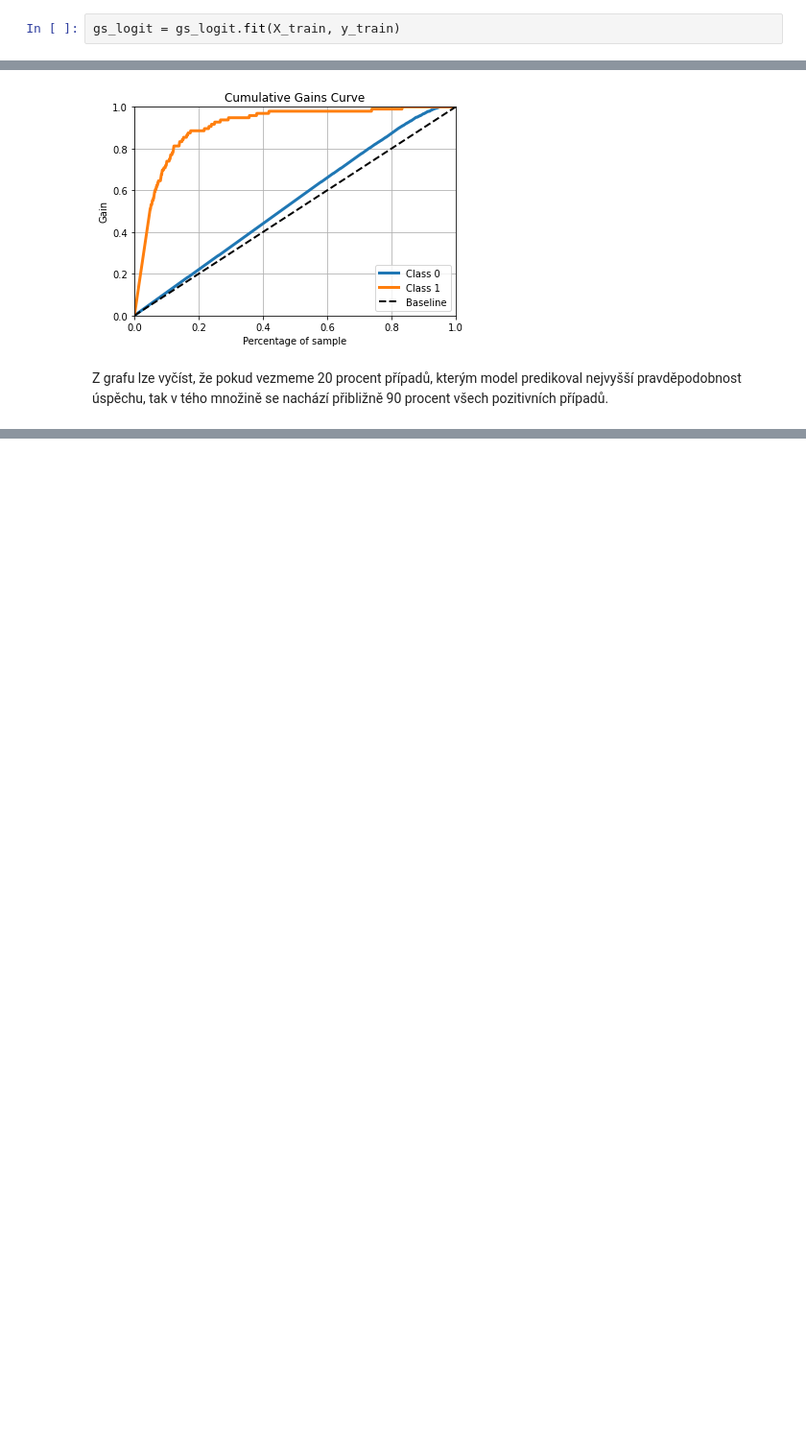
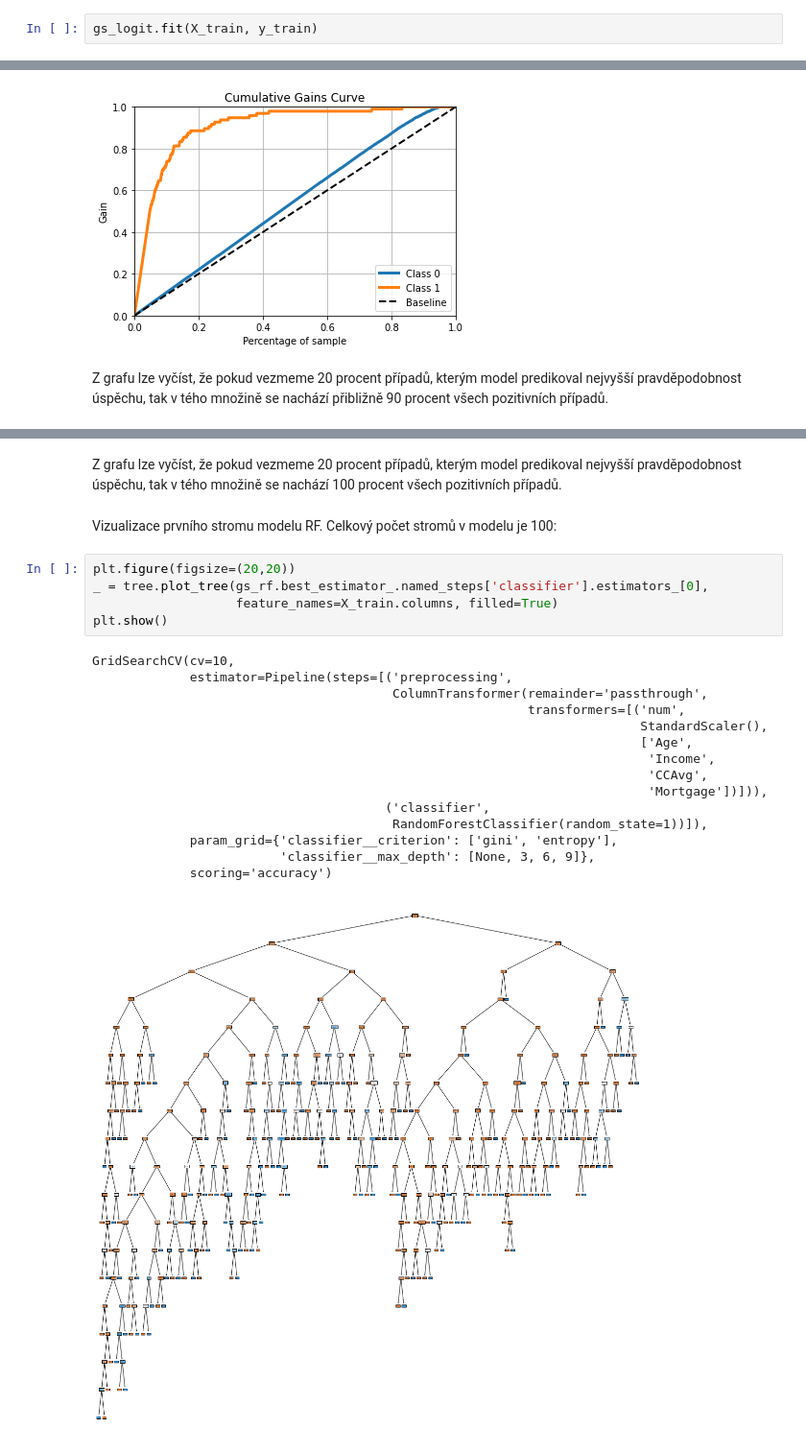
Before and after one commit to jaroslavVeverka/4iz566_Python, a Jupyter notebook: jupyternotebook/DataVisualisationAndPreprocessing.ipynb, the cells around one changed output, grey strips where cells are left out. Shown: that part at 96% size. Cells and saved outputs as stored; diff of their text form; blank space fills up the shorter version.

```diff
--- a/jupyternotebook/DataVisualisationAndPreprocessing.ipynb
+++ b/jupyternotebook/DataVisualisationAndPreprocessing.ipynb
@@ -336,3 +336,3 @@ Výsledkem je získání takové kombinace hyperparametrů, v rámci které mode
 # %%
-gs_logit = gs_logit.fit(X_train, y_train)
+gs_logit.fit(X_train, y_train)
 # %% [output]
@@ -412,0 +563,26 @@ v tého množině se nachází přibližně 90 procent všech pozitivních pří
+# %% [markdown]
+Z grafu lze vyčíst, že pokud vezmeme 20 procent případů, kterým model predikoval nejvyšší pravděpodobnost úspěchu, tak
+v tého množině se nachází 100 procent všech pozitivních případů.
+# %% [markdown]
+Vizualizace prvního stromu modelu RF. Celkový počet stromů v modelu je 100:
+# %%
+plt.figure(figsize=(20,20))
+_ = tree.plot_tree(gs_rf.best_estimator_.named_steps['classifier'].estimators_[0],
+                   feature_names=X_train.columns, filled=True)
+plt.show()
+# %% [output]
+GridSearchCV(cv=10,
+             estimator=Pipeline(steps=[('preprocessing',
+                                        ColumnTransformer(remainder='passthrough',
+                                                          transformers=[('num',
+                                                                         StandardScaler(),
+                                                                         ['Age',
+                                                                          'Income',
+                                                                          'CCAvg',
+                                                                          'Mortgage'])])),
+                                       ('classifier',
+                                        RandomForestClassifier(random_state=1))]),
+             param_grid={'classifier__criterion': ['gini', 'entropy'],
+                         'classifier__max_depth': [None, 3, 6, 9]},
+             scoring='accuracy')
+[figure, added]
```
Also changed, not shown: parts of 37 cells of this notebook.
